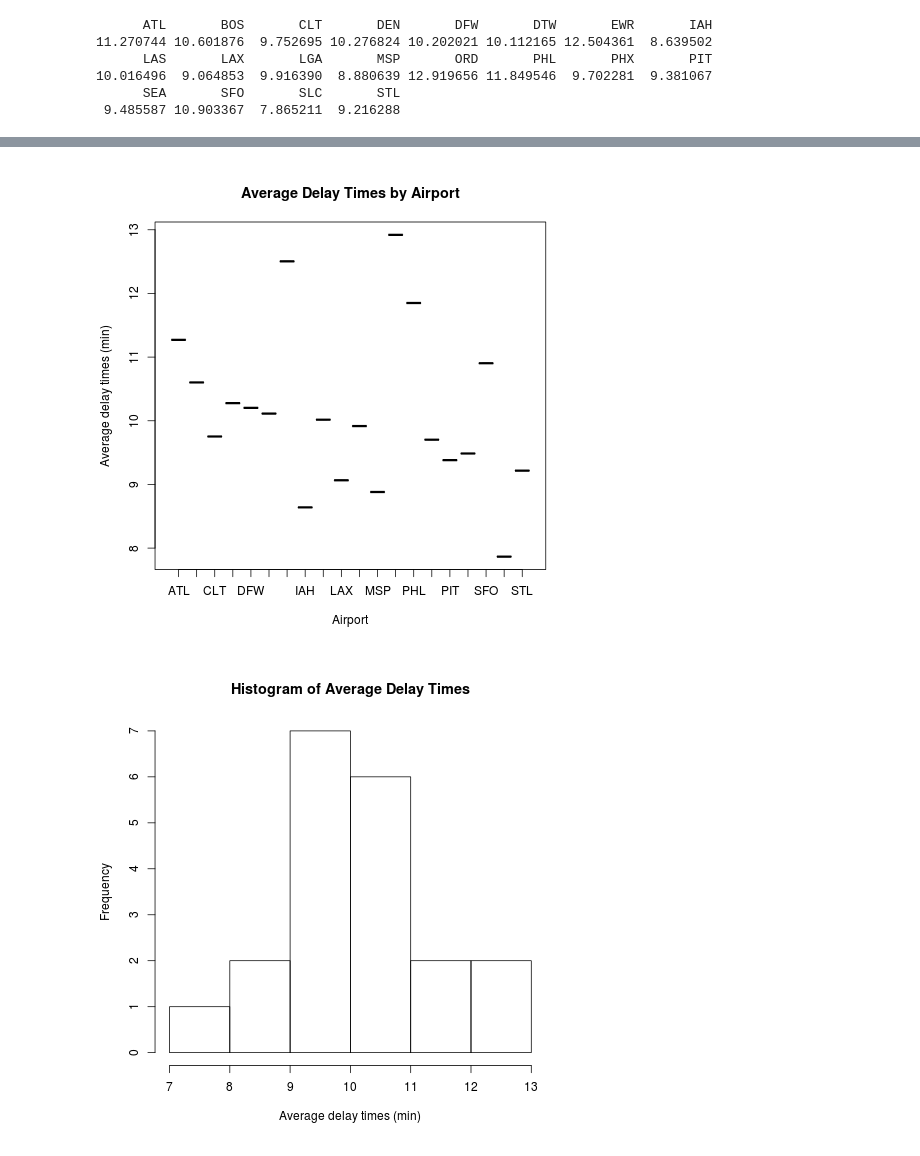
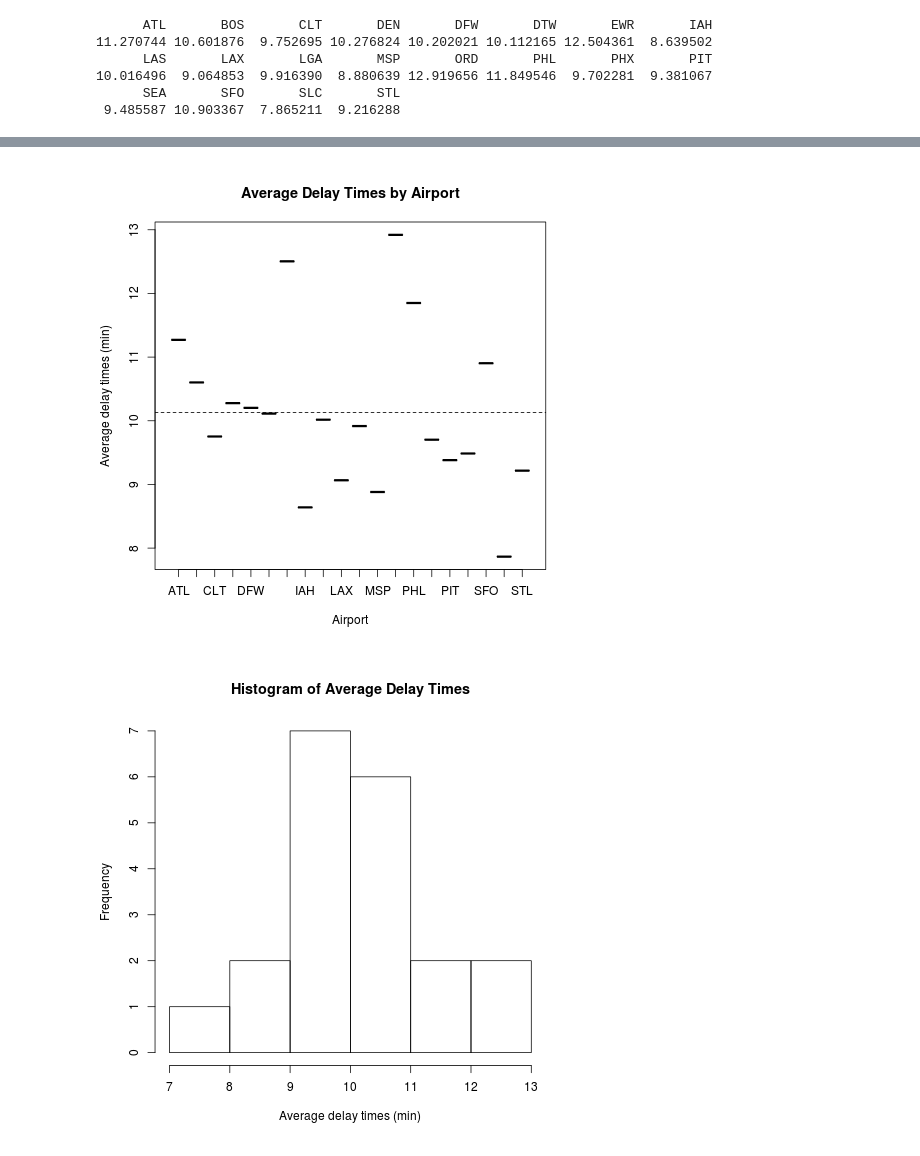
Before and after one commit to steven-hu/data-analysis-template, a Jupyter notebook: notebooks/NB3_data_analysis.ipynb, the cells around one changed output, grey strips where cells are left out. Cells and saved outputs as stored; diff of their text form; code cells hidden in the pictures.

Commit message:
data

```diff
--- a/notebooks/NB3_data_analysis.ipynb
+++ b/notebooks/NB3_data_analysis.ipynb
@@ -28,26 +28,26 @@ I advise you to work at least in pairs for each project notebook, as you did for
 %load_ext rmagic
 # %%
 %%R
-ATL=read.csv("~/sun-and-shield-project/data/cleaned/ATL.csv",header=FALSE)
-BOS=read.csv("~/sun-and-shield-project/data/cleaned/BOS.csv",header=FALSE)
-CLT=read.csv("~/sun-and-shield-project/data/cleaned/CLT.csv",header=FALSE)
-DEN=read.csv("~/sun-and-shield-project/data/cleaned/DEN.csv",header=FALSE)
-DFW=read.csv("~/sun-and-shield-project/data/cleaned/DFW.csv",header=FALSE)
-DTW=read.csv("~/sun-and-shield-project/data/cleaned/DTW.csv",header=FALSE)
-EWR=read.csv("~/sun-and-shield-project/data/cleaned/EWR.csv",header=FALSE)
-IAH=read.csv("~/sun-and-shield-project/data/cleaned/IAH.csv",header=FALSE)
-LAS=read.csv("~/sun-and-shield-project/data/cleaned/LAS.csv",header=FALSE)
-LAX=read.csv("~/sun-and-shield-project/data/cleaned/LAX.csv",header=FALSE)
-LGA=read.csv("~/sun-and-shield-project/data/cleaned/LGA.csv",header=FALSE)
-MSP=read.csv("~/sun-and-shield-project/data/cleaned/MSP.csv",header=FALSE)
-ORD=read.csv("~/sun-and-shield-project/data/cleaned/ORD.csv",header=FALSE)
-PHL=read.csv("~/sun-and-shield-project/data/cleaned/PHL.csv",header=FALSE)
-PHX=read.csv("~/sun-and-shield-project/data/cleaned/PHX.csv",header=FALSE)
-PIT=read.csv("~/sun-and-shield-project/data/cleaned/PIT.csv",header=FALSE)
-SEA=read.csv("~/sun-and-shield-project/data/cleaned/SEA.csv",header=FALSE)
-SFO=read.csv("~/sun-and-shield-project/data/cleaned/SFO.csv",header=FALSE)
-SLC=read.csv("~/sun-and-shield-project/data/cleaned/SLC.csv",header=FALSE)
-STL=read.csv("~/sun-and-shield-project/data/cleaned/STL.csv",header=FALSE)
+ATL=read.csv("../data/cleaned/ATL.csv",header=FALSE)
+BOS=read.csv("../data/cleaned/BOS.csv",header=FALSE)
+CLT=read.csv("../data/cleaned/CLT.csv",header=FALSE)
+DEN=read.csv("../data/cleaned/DEN.csv",header=FALSE)
+DFW=read.csv("../data/cleaned/DFW.csv",header=FALSE)
+DTW=read.csv("../data/cleaned/DTW.csv",header=FALSE)
+EWR=read.csv("../data/cleaned/EWR.csv",header=FALSE)
+IAH=read.csv("../data/cleaned/IAH.csv",header=FALSE)
+LAS=read.csv("../data/cleaned/LAS.csv",header=FALSE)
+LAX=read.csv("../data/cleaned/LAX.csv",header=FALSE)
+LGA=read.csv("../data/cleaned/LGA.csv",header=FALSE)
+MSP=read.csv("../data/cleaned/MSP.csv",header=FALSE)
+ORD=read.csv("../data/cleaned/ORD.csv",header=FALSE)
+PHL=read.csv("../data/cleaned/PHL.csv",header=FALSE)
+PHX=read.csv("../data/cleaned/PHX.csv",header=FALSE)
+PIT=read.csv("../data/cleaned/PIT.csv",header=FALSE)
+SEA=read.csv("../data/cleaned/SEA.csv",header=FALSE)
+SFO=read.csv("../data/cleaned/SFO.csv",header=FALSE)
+SLC=read.csv("../data/cleaned/SLC.csv",header=FALSE)
+STL=read.csv("../data/cleaned/STL.csv",header=FALSE)
 # %%
 %%R
 airports=rbind(ATL,BOS,CLT,DEN,DFW,DTW,EWR,IAH,LAS,LAX,LGA,MSP,ORD,PHL,PHX,PIT,SEA,SFO,SLC,STL)
@@ -104,8 +72,9 @@ print(ddiff)
 # %%
 %%R
 plot(unique(data$origin),avgs,main="Average Delay Times by Airport",xlab="Airport",ylab="Average delay times (min)")
+abline(h=mean(avgs),lty=2)
 # %% [output]
-[figure, old version]
+[figure, new version]
 # %%
 %%R
 hist(avgs,xlab="Average delay times (min)",main="Histogram of Average Delay Times")
```
Also changed, not shown: parts of 15 cells of this notebook.
